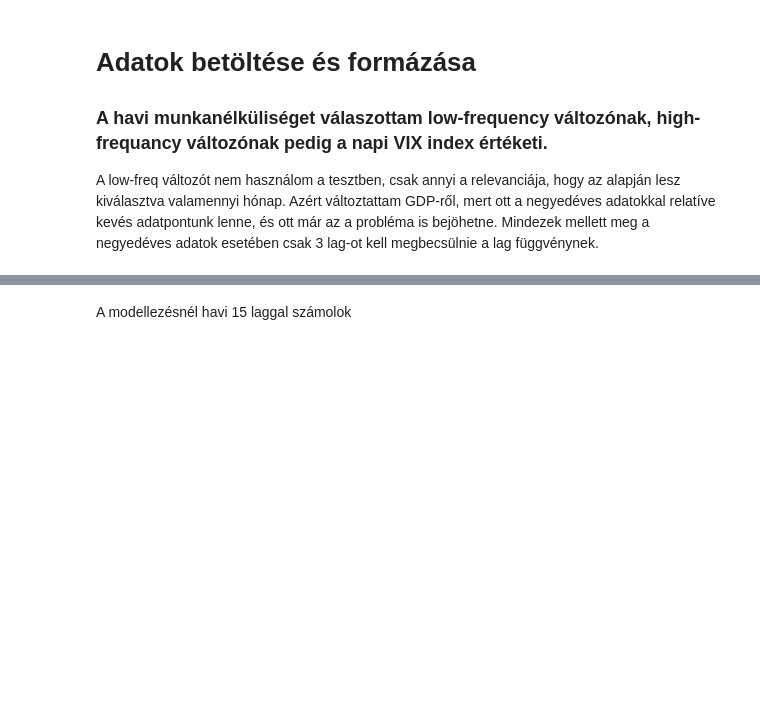
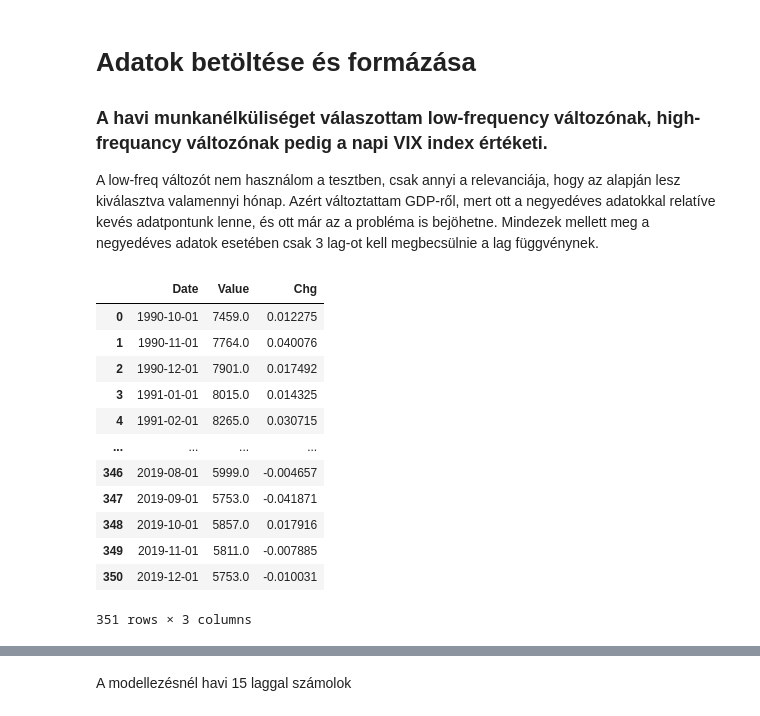
Before and after one commit to NemesiP/volatility-forecasting, a Jupyter notebook: Model/MIDAS_Test.ipynb, the cells around one changed output, grey strips where cells are left out. Saved outputs shown, nothing was run; the diff lists cells and outputs as text; code cells hidden in the pictures; blank space fills up the shorter version.

```diff
--- a/Model/MIDAS_Test.ipynb
+++ b/Model/MIDAS_Test.ipynb
@@ -20,8 +20,24 @@ from linear_regression import LinReg
 
 A low-freq változót nem használom a tesztben, csak annyi a relevanciája, hogy az alapján lesz kiválasztva valamennyi hónap. Azért változtattam GDP-ről, mert ott a negyedéves adatokkal relatíve kevés adatpontunk lenne, és ott már az a probléma is bejöhetne. Mindezek mellett meg a negyedéves adatok esetében csak 3 lag-ot kell megbecsülnie a lag függvénynek.
 # %%
-df1 = pd.read_csv('C:/Users/peter/Desktop/volatiltiy-forecasting/data/Macroeconomic/UNEMPLOY.csv')
+df1 = pd.read_csv('C:/Users/peter/Desktop/volatility-forecasting/data/Macroeconomic/UNEMPLOY.csv')
 df1['Chg'] = np.log(df1.Value).diff().fillna(0)
 df1 = FeaturesManipulation.select_timeframe(df1, datetime(1990,10,1), datetime(2020,1,1))
 #df1.tail()
+# %%
+df1
+# %% [output]
+|  | Date | Value | Chg |
+| 0 | 1990-10-01 | 7459.0 | 0.012275 |
+| 1 | 1990-11-01 | 7764.0 | 0.040076 |
+| 2 | 1990-12-01 | 7901.0 | 0.017492 |
+| 3 | 1991-01-01 | 8015.0 | 0.014325 |
+| 4 | 1991-02-01 | 8265.0 | 0.030715 |
+| ... | ... | ... | ... |
+| 346 | 2019-08-01 | 5999.0 | -0.004657 |
+| 347 | 2019-09-01 | 5753.0 | -0.041871 |
+| 348 | 2019-10-01 | 5857.0 | 0.017916 |
+| 349 | 2019-11-01 | 5811.0 | -0.007885 |
+| 350 | 2019-12-01 | 5753.0 | -0.010031 |
+351 rows × 3 columns
 # %%
```
Also changed, not shown: parts of 3 cells of this notebook, 2 other files.
